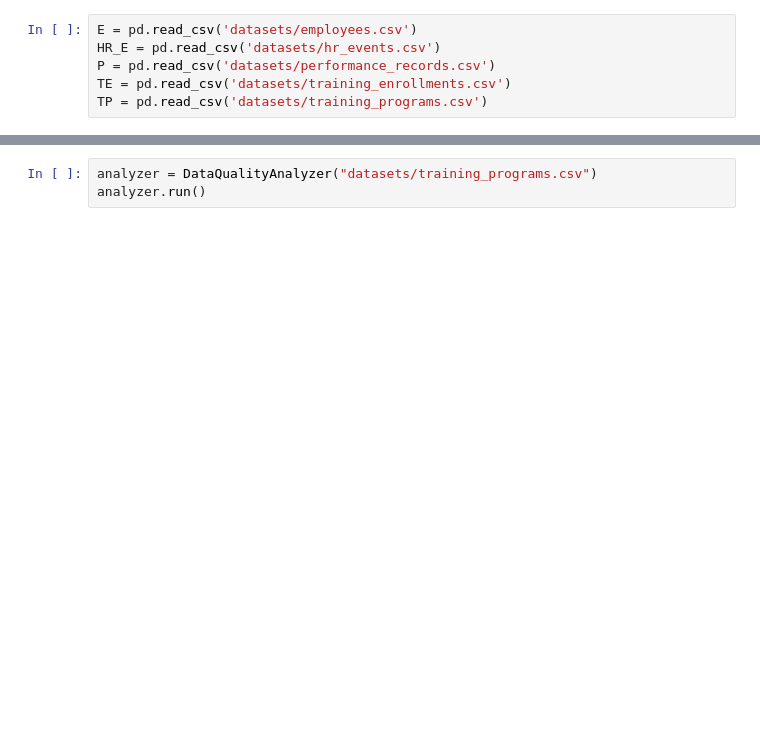
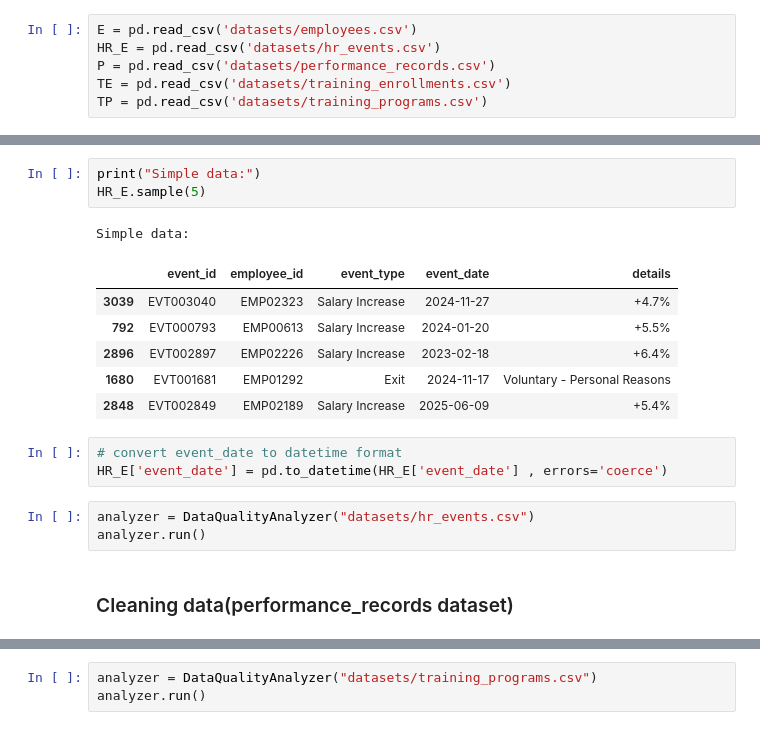
Before and after one commit to Sara-xv/Meridian-Group, a Jupyter notebook: Understanding and Cleaning.ipynb, the cells around one changed output, grey strips where cells are left out. Cells and saved outputs as stored; diff of their text form; blank space fills up the shorter version.

```diff
--- a/Understanding and Cleaning.ipynb
+++ b/Understanding and Cleaning.ipynb
@@ -24,3 +95,22 @@ data_display.display()
+# %%
+print("Simple data:")
+HR_E.sample(5)
+# %% [output]
+Simple data:
+|  | event_id | employee_id | event_type | event_date | details |
+| 3039 | EVT003040 | EMP02323 | Salary Increase | 2024-11-27 | +4.7% |
+| 792 | EVT000793 | EMP00613 | Salary Increase | 2024-01-20 | +5.5% |
+| 2896 | EVT002897 | EMP02226 | Salary Increase | 2023-02-18 | +6.4% |
+| 1680 | EVT001681 | EMP01292 | Exit | 2024-11-17 | Voluntary - Personal Reasons |
+| 2848 | EVT002849 | EMP02189 | Salary Increase | 2025-06-09 | +5.4% |
+# %%
+# convert event_date to datetime format
+HR_E['event_date'] = pd.to_datetime(HR_E['event_date'] , errors='coerce')
+# %%
+analyzer = DataQualityAnalyzer("datasets/hr_events.csv")
+analyzer.run()
+# %% [markdown]
+### Cleaning data(performance_records dataset)
 # %%
 data_display = DataInfoDisplay(data=P)
 data_display.display()
```
Also changed, not shown: parts of 27 cells of this notebook.
